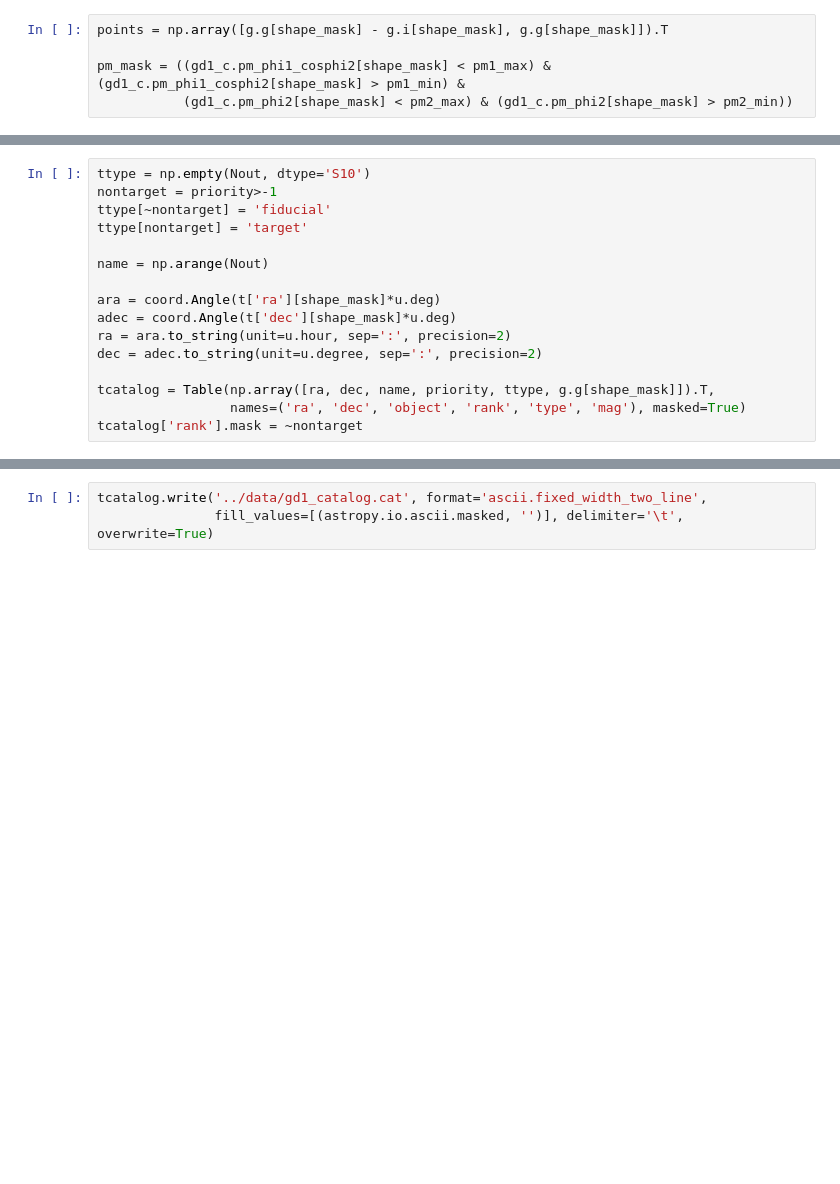
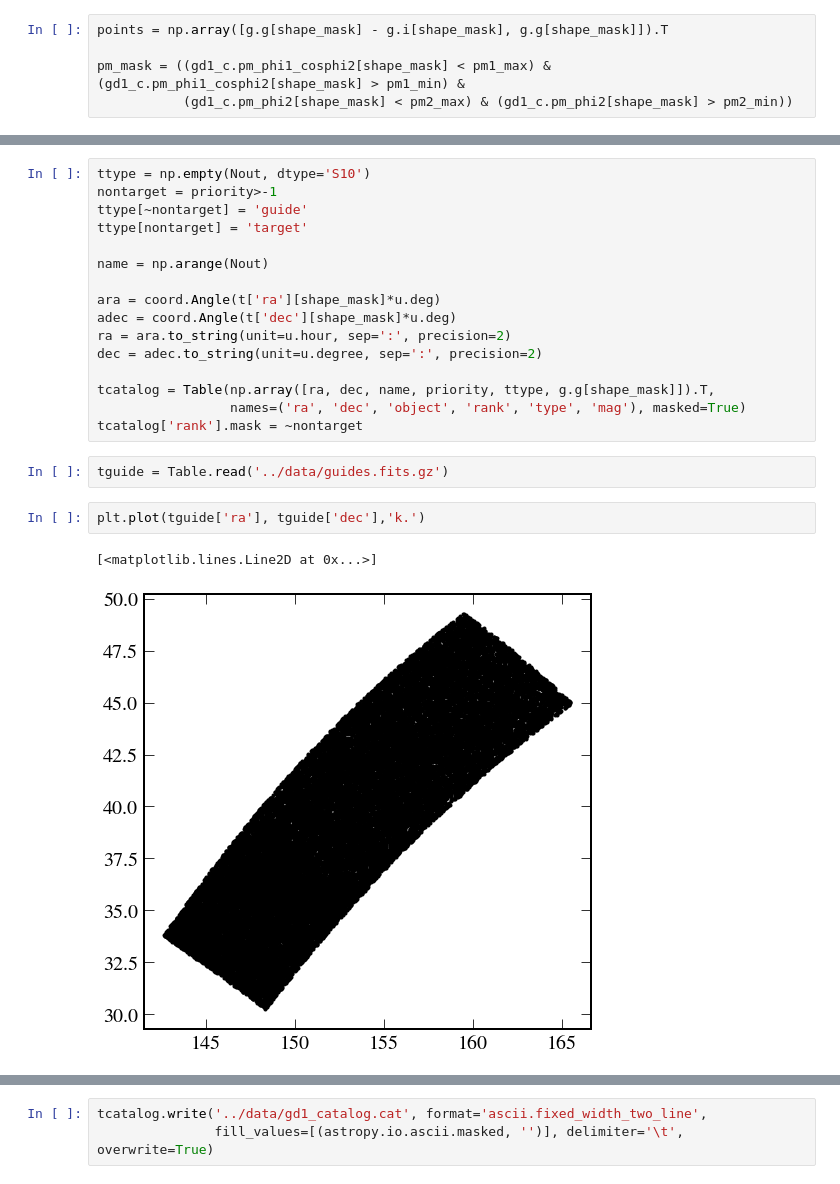
Before and after one commit to adrn/GD1-DR2, a Jupyter notebook: notebooks/GD1_Hectochelle_2018B.ipynb, the cells around one changed output, grey strips where cells are left out. Drawn from its saved outputs; the diff is of its cells as text; blank space fills up the shorter version.

```diff
--- a/notebooks/GD1_Hectochelle_2018B.ipynb
+++ b/notebooks/GD1_Hectochelle_2018B.ipynb
@@ -292,7 +326,7 @@ priority[priority1] = 1
 # %%
 ttype = np.empty(Nout, dtype='S10')
 nontarget = priority>-1
-ttype[~nontarget] = 'fiducial'
+ttype[~nontarget] = 'guide'
 ttype[nontarget] = 'target'
 
 name = np.arange(Nout)
@@ -305,3 +339,10 @@ dec = adec.to_string(unit=u.degree, sep=':', precision=2)
 tcatalog = Table(np.array([ra, dec, name, priority, ttype, g.g[shape_mask]]).T,
                  names=('ra', 'dec', 'object', 'rank', 'type', 'mag'), masked=True)
 tcatalog['rank'].mask = ~nontarget
+# %%
+tguide = Table.read('../data/guides.fits.gz')
+# %%
+plt.plot(tguide['ra'], tguide['dec'],'k.')
+# %% [output]
+[<matplotlib.lines.Line2D at 0x...>]
+[figure, added]
```
Also changed, not shown: parts of 13 cells of this notebook, 1 other file.
